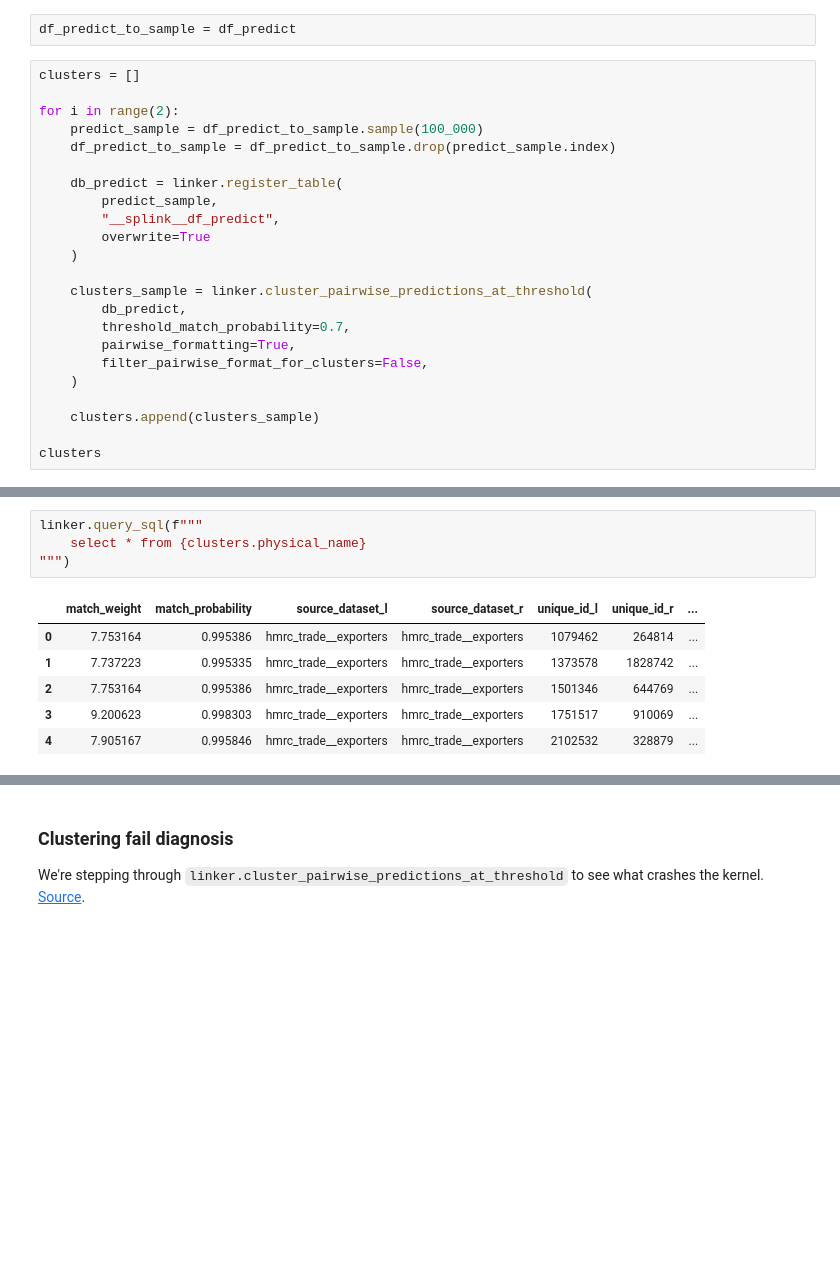
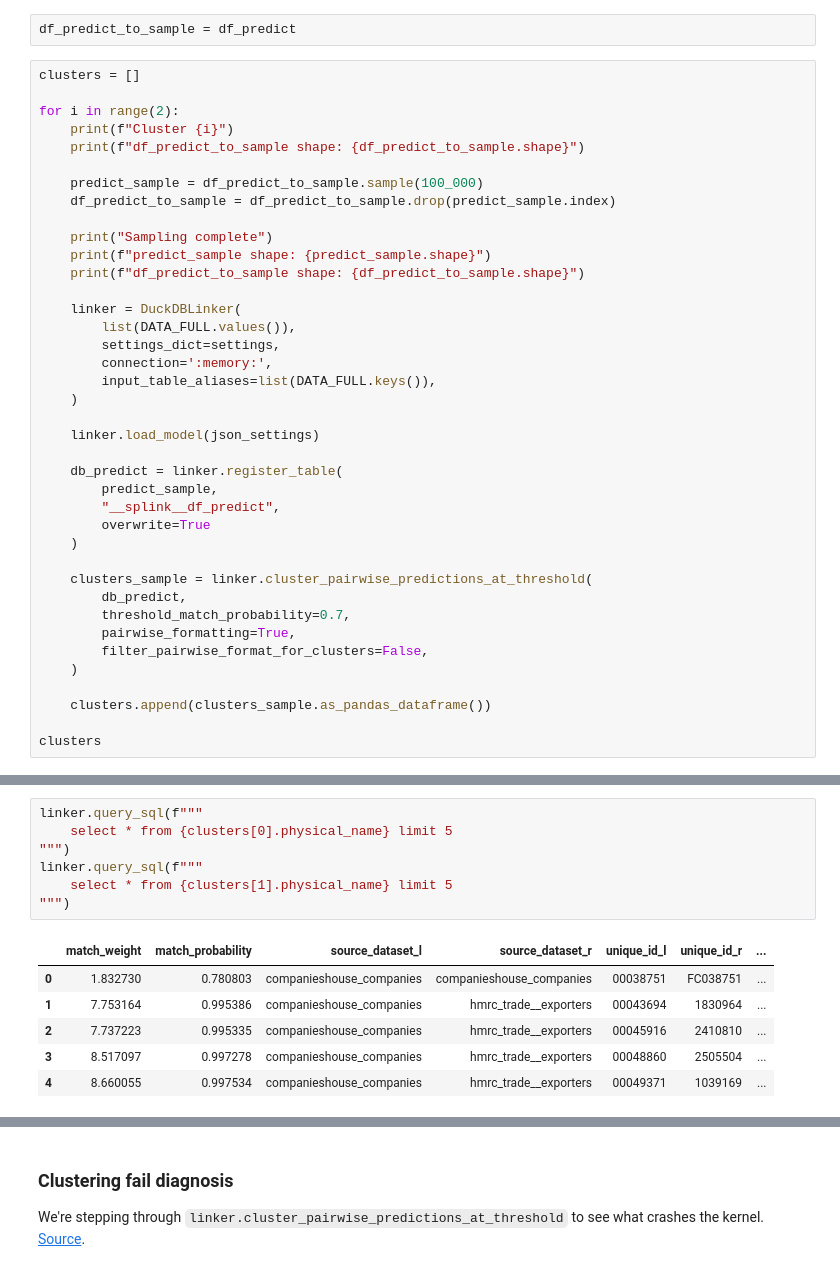
Before and after one commit to will-langdale/matchbox, a Jupyter notebook: notebooks/WL_splink-iterpred.ipynb, the cells around one changed output, grey strips where cells are left out. Saved outputs shown, nothing was run; the diff lists cells and outputs as text; blank space fills up the shorter version.

```diff
--- a/notebooks/WL_splink-iterpred.ipynb
+++ b/notebooks/WL_splink-iterpred.ipynb
@@ -176,8 +303,24 @@ df_predict_to_sample = df_predict
 clusters = []
 
 for i in range(2):
+    print(f"Cluster {i}")
+    print(f"df_predict_to_sample shape: {df_predict_to_sample.shape}")
+
     predict_sample = df_predict_to_sample.sample(100_000)
     df_predict_to_sample = df_predict_to_sample.drop(predict_sample.index)
+
+    print("Sampling complete")
+    print(f"predict_sample shape: {predict_sample.shape}")
+    print(f"df_predict_to_sample shape: {df_predict_to_sample.shape}")
+
+    linker = DuckDBLinker(
+        list(DATA_FULL.values()),
+        settings_dict=settings,
+        connection=':memory:',
+        input_table_aliases=list(DATA_FULL.keys()),
+    )
+
+    linker.load_model(json_settings)
 
     db_predict = linker.register_table(
         predict_sample,
@@ -192,7 +335,7 @@ for i in range(2):
         filter_pairwise_format_for_clusters=False,
     )
 
-    clusters.append(clusters_sample)
+    clusters.append(clusters_sample.as_pandas_dataframe())
 
 clusters
 # %% [output]
@@ -202,11 +359,14 @@ Completed iteration 1, root rows count 0
 # %%
 linker.query_sql(f"""
-    select * from {clusters.physical_name}
+    select * from {clusters[0].physical_name} limit 5
 """)
+linker.query_sql(f"""
+    select * from {clusters[1].physical_name} limit 5
+""")
 # %% [output]
 |  | match_weight | match_probability | source_dataset_l | source_dataset_r | unique_id_l | unique_id_r | ... |
-| 0 | 7.753164 | 0.995386 | hmrc_trade__exporters | hmrc_trade__exporters | 1079462 | 264814 | ... |
-| 1 | 7.737223 | 0.995335 | hmrc_trade__exporters | hmrc_trade__exporters | 1373578 | 1828742 | ... |
-| 2 | 7.753164 | 0.995386 | hmrc_trade__exporters | hmrc_trade__exporters | 1501346 | 644769 | ... |
-| 3 | 9.200623 | 0.998303 | hmrc_trade__exporters | hmrc_trade__exporters | 1751517 | 910069 | ... |
-| 4 | 7.905167 | 0.995846 | hmrc_trade__exporters | hmrc_trade__exporters | 2102532 | 328879 | ... |
+| 0 | 1.832730 | 0.780803 | companieshouse_companies | companieshouse_companies | 00038751 | FC038751 | ... |
+| 1 | 7.753164 | 0.995386 | companieshouse_companies | hmrc_trade__exporters | 00043694 | 1830964 | ... |
+| 2 | 7.737223 | 0.995335 | companieshouse_companies | hmrc_trade__exporters | 00045916 | 2410810 | ... |
+| 3 | 8.517097 | 0.997278 | companieshouse_companies | hmrc_trade__exporters | 00048860 | 2505504 | ... |
+| 4 | 8.660055 | 0.997534 | companieshouse_companies | hmrc_trade__exporters | 00049371 | 1039169 | ... |
```
Also changed, not shown: parts of 22 cells of this notebook.
